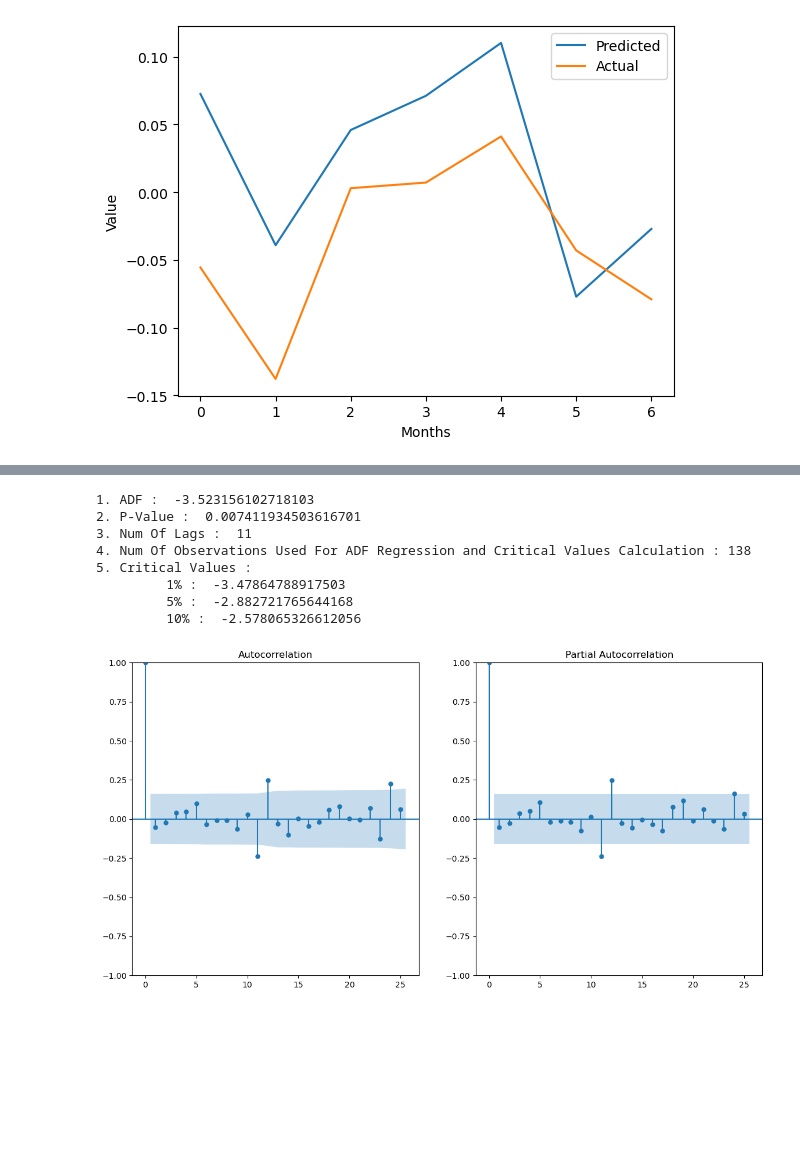
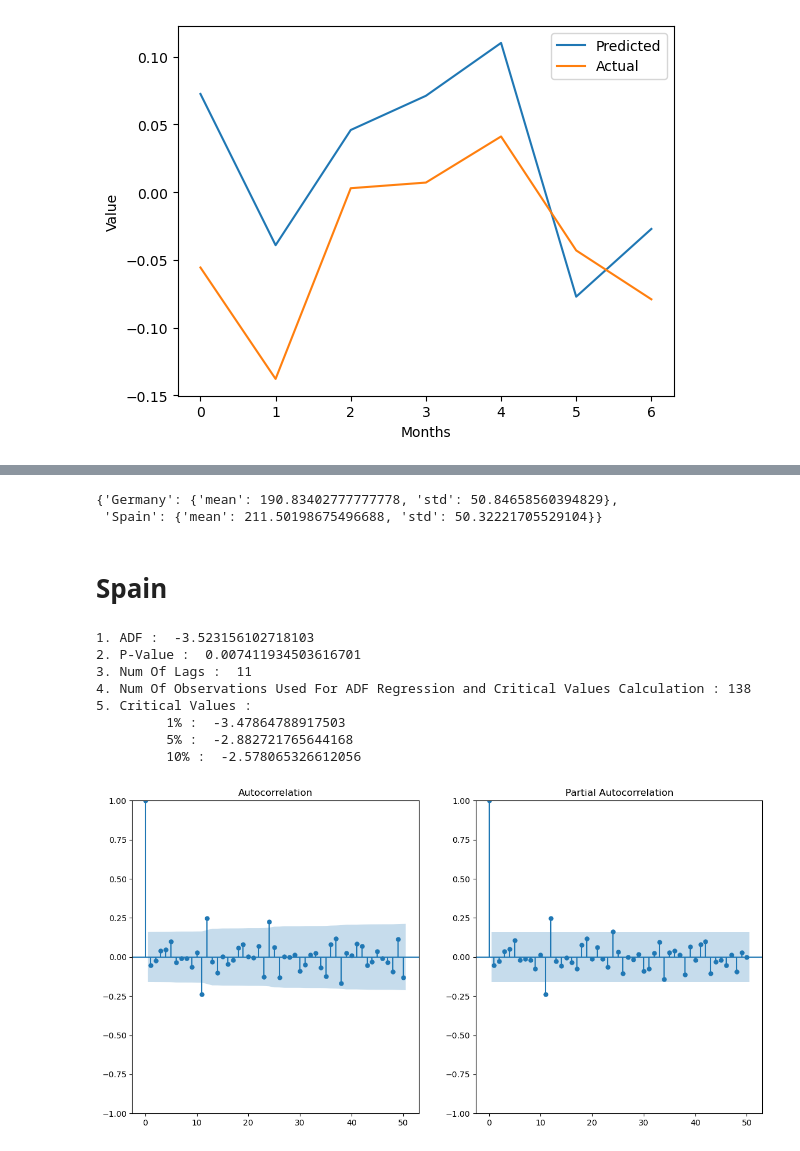
Before and after one commit to devbilalkhan/fao-project, a Jupyter notebook: fao_stat.ipynb, the cells around one changed output, grey strips where cells are left out. Saved outputs shown, nothing was run; the diff lists cells and outputs as text; code cells hidden in the pictures; blank space fills up the shorter version.

```diff
--- a/fao_stat.ipynb
+++ b/fao_stat.ipynb
@@ -47,7 +28,0 @@ prices_spain = convert_to_date(prices_spain)
-# %%
-def get_date_and_value(df, date_col='Date', value_col='Value'):
-    df = df[[date_col, value_col]]
-    return df.set_index(date_col)
-
-wheat_germany = get_date_and_value(prices_germany)
-wheat_spain = get_date_and_value(prices_spain)
@@ -168,8 +179,8 @@ wheat_germany['Value'] = log_transform(wheat_germany['Value'])
 wheat_spain['Value'] = log_transform(wheat_spain['Value'])
 
 # take diff also
-wheat_germany['Value'] = differencing(wheat_germany_log).dropna()
-wheat_spain['Value'] = differencing(wheat_spain_log).dropna()
+wheat_germany['Value'] = differencing(wheat_germany['Value']).dropna()
+wheat_spain['Value'] = differencing(wheat_spain['Value']).dropna()
 # %%
 wheat_spain.dropna(inplace=True)
 wheat_germany.dropna(inplace=True)
@@ -241,0 +292,5 @@ pyplot.legend()
+# %%
+wheat_stats
+# %% [output]
+{'Germany': {'mean': 190.83402777777778, 'std': 50.84658560394829},
+ 'Spain': {'mean': 211.50198675496688, 'std': 50.32221705529104}}
@@ -242,3 +299,5 @@ pyplot.legend()
+# %% [markdown]
+# Spain
 # %%
 perform_adfuller_test(wheat_spain['Value'])
 # %% [output]
@@ -251,9 +310,9 @@ perform_adfuller_test(wheat_spain['Value'])
          5% :  -2.882721765644168
          10% :  -2.578065326612056
 # %%
-plot_acf_pacf(wheat_spain['Value'], 25)
+plot_acf_pacf(wheat_spain['Value'], 50)
 # %% [output]
-[figure, old version]
+[figure, new version]
 # %%
 X = wheat_spain['Value'].dropna().values
 # %%
```
Also changed, not shown: parts of 30 cells of this notebook.
